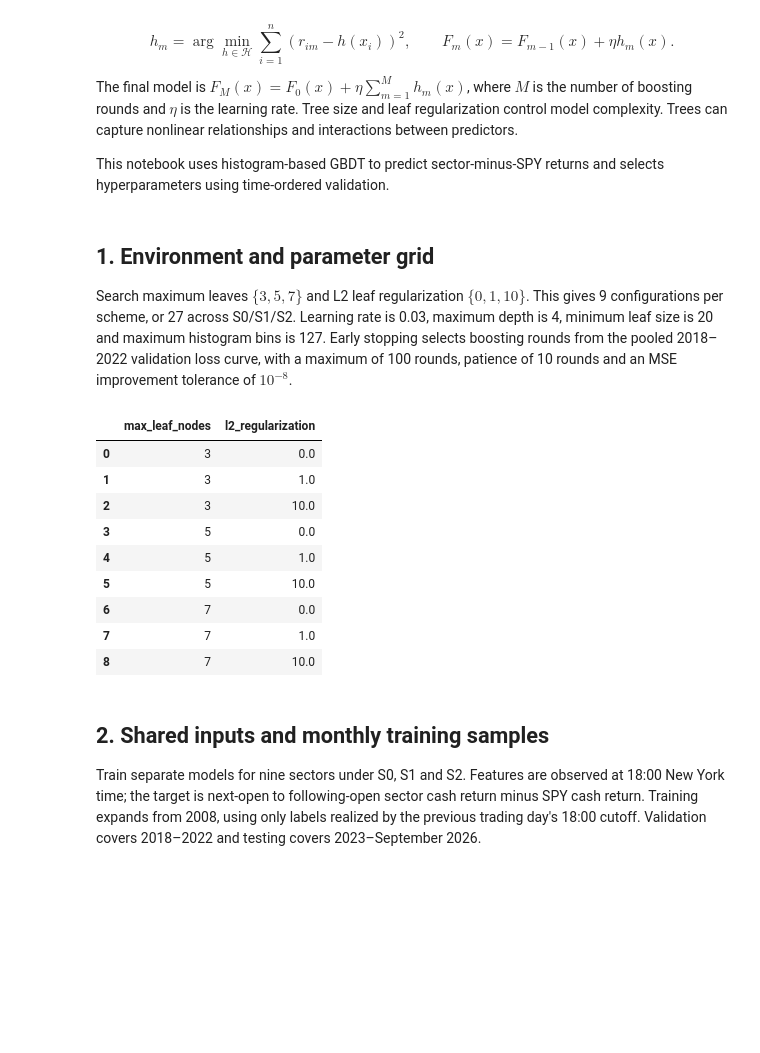
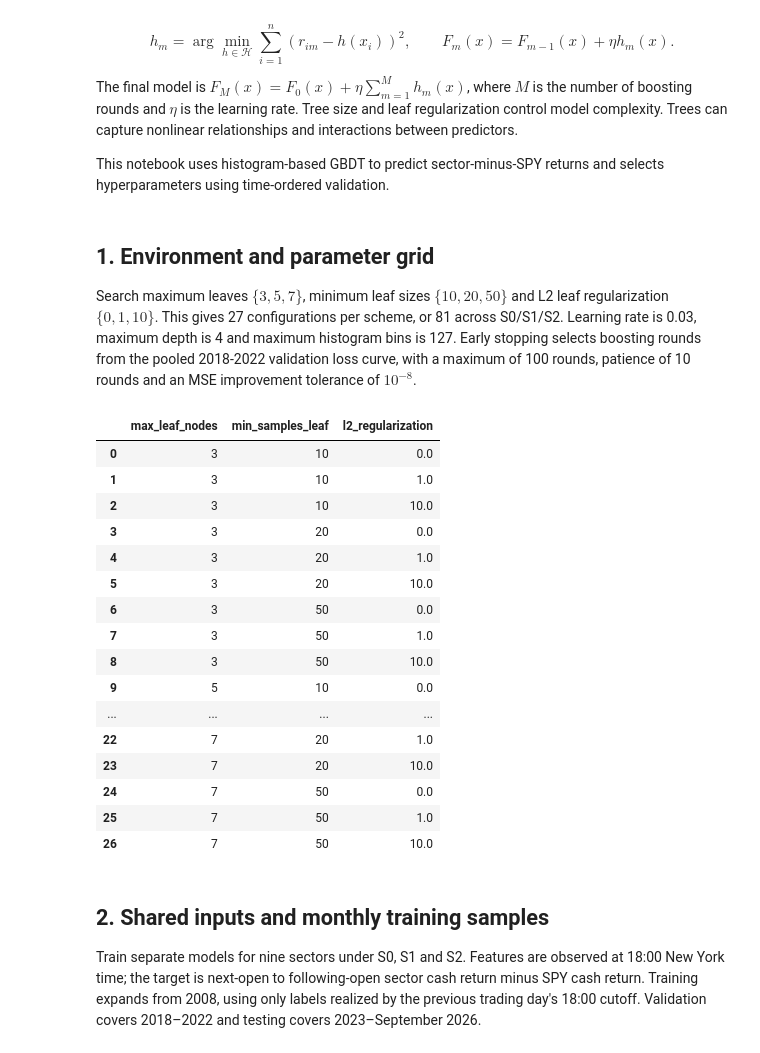
Before and after one commit to rosesnack/DSA5205_Project2, a Jupyter notebook: notebooks/04_gbdt.ipynb, the cells around one changed output. Drawn from its saved outputs; the diff is of its cells as text; code cells hidden in the pictures; blank space fills up the shorter version.

```diff
--- a/notebooks/04_gbdt.ipynb
+++ b/notebooks/04_gbdt.ipynb
@@ -25,12 +25,12 @@ selects hyperparameters using time-ordered validation.
 # %% [markdown]
 ## 1. Environment and parameter grid
 
-Search maximum leaves $\{3,5,7\}$ and L2 leaf regularization $\{0,1,10\}$.
-This gives 9 configurations per scheme, or 27 across S0/S1/S2. Learning rate
-is 0.03, maximum depth is 4, minimum leaf size is 20 and maximum histogram bins
-is 127. Early stopping selects boosting rounds from the pooled 2018–2022
-validation loss curve, with a maximum of 100 rounds, patience of 10 rounds and
-an MSE improvement tolerance of $10^{-8}$.
+Search maximum leaves $\{3,5,7\}$, minimum leaf sizes $\{10,20,50\}$ and
+L2 leaf regularization $\{0,1,10\}$. This gives 27 configurations per scheme,
+or 81 across S0/S1/S2. Learning rate is 0.03, maximum depth is 4 and maximum
+histogram bins is 127. Early stopping selects boosting rounds from the pooled
+2018-2022 validation loss curve, with a maximum of 100 rounds, patience of
+10 rounds and an MSE improvement tolerance of $10^{-8}$.
 # %%
 from pathlib import Path
 from concurrent.futures import ThreadPoolExecutor
@@ -43,47 +43,55 @@ os.environ['OMP_NUM_THREADS'] = '1'
 import numpy as np
 import pandas as pd
 import matplotlib.pyplot as plt
 from sklearn.ensemble import HistGradientBoostingRegressor
 from threadpoolctl import threadpool_limits
 from IPython.display import display
 
 ROOT = Path.cwd().parent
 OUT = ROOT/'results/gbdt'
 OUT.mkdir(parents=True, exist_ok=True)
 SCHEMES = ['S0', 'S1', 'S2']
 SEED = 5205
 LEAVES = [3, 5, 7]
+MIN_SAMPLES_LEAF = [10, 20, 50]
 L2 = [0.0, 1.0, 10.0]
 ES_MAX_ROUNDS = 100
 ES_PATIENCE = 10
 ES_TOL = 1e-8
 FIXED = dict(loss='squared_error', learning_rate=0.03, max_depth=4,
-            min_samples_leaf=20, max_bins=127, early_stopping=False,
+            max_bins=127, early_stopping=False,
             max_features=1.0, categorical_features=None, random_state=SEED)
-GRID = pd.DataFrame(product(LEAVES, L2), columns=[
-    'max_leaf_nodes', 'l2_regularization'])
+GRID = pd.DataFrame(product(LEAVES, MIN_SAMPLES_LEAF, L2), columns=[
+    'max_leaf_nodes', 'min_samples_leaf', 'l2_regularization'])
 config = dict(model='HistGradientBoostingRegressor', fixed=FIXED,
             early_stopping=dict(max_rounds=ES_MAX_ROUNDS, patience=ES_PATIENCE,
                                         tolerance=ES_TOL, validation='pooled monthly 2018-2022 MSE',
                                         refit='selected rounds on all eligible training rows'),
             grid=GRID.to_dict('records'), candidates_per_scheme=len(GRID),
             training='monthly expanding from 2008; mature labels only',
             validation='2018-2022', test='2023-2026-09',
-            selection='pooled validation MSE per scheme; ties: fewer leaves, fewer rounds, larger L2',
+            selection='pooled validation MSE per scheme; ties: fewer leaves, fewer rounds, larger L2, larger minimum leaf size',
             provenance='Exploratory grid; previous project test results already known')
 (OUT/'model_config.json').write_text(json.dumps(config, indent=2)+'\n', encoding='utf-8')
 display(GRID)
 # %% [output]
-|  | max_leaf_nodes | l2_regularization |
-| 0 | 3 | 0.0 |
-| 1 | 3 | 1.0 |
-| 2 | 3 | 10.0 |
-| 3 | 5 | 0.0 |
-| 4 | 5 | 1.0 |
-| 5 | 5 | 10.0 |
-| 6 | 7 | 0.0 |
-| 7 | 7 | 1.0 |
-| 8 | 7 | 10.0 |
+|  | max_leaf_nodes | min_samples_leaf | l2_regularization |
+| 0 | 3 | 10 | 0.0 |
+| 1 | 3 | 10 | 1.0 |
+| 2 | 3 | 10 | 10.0 |
+| 3 | 3 | 20 | 0.0 |
+| 4 | 3 | 20 | 1.0 |
+| 5 | 3 | 20 | 10.0 |
+| 6 | 3 | 50 | 0.0 |
+| 7 | 3 | 50 | 1.0 |
+| 8 | 3 | 50 | 10.0 |
+| 9 | 5 | 10 | 0.0 |
+| ... | ... | ... | ... |
+| 22 | 7 | 20 | 1.0 |
+| 23 | 7 | 20 | 10.0 |
+| 24 | 7 | 50 | 0.0 |
+| 25 | 7 | 50 | 1.0 |
+| 26 | 7 | 50 | 10.0 |
 # %% [markdown]
 ## 2. Shared inputs and monthly training samples
 
```
Also changed, not shown: parts of 5 cells of this notebook, 9 other files.
